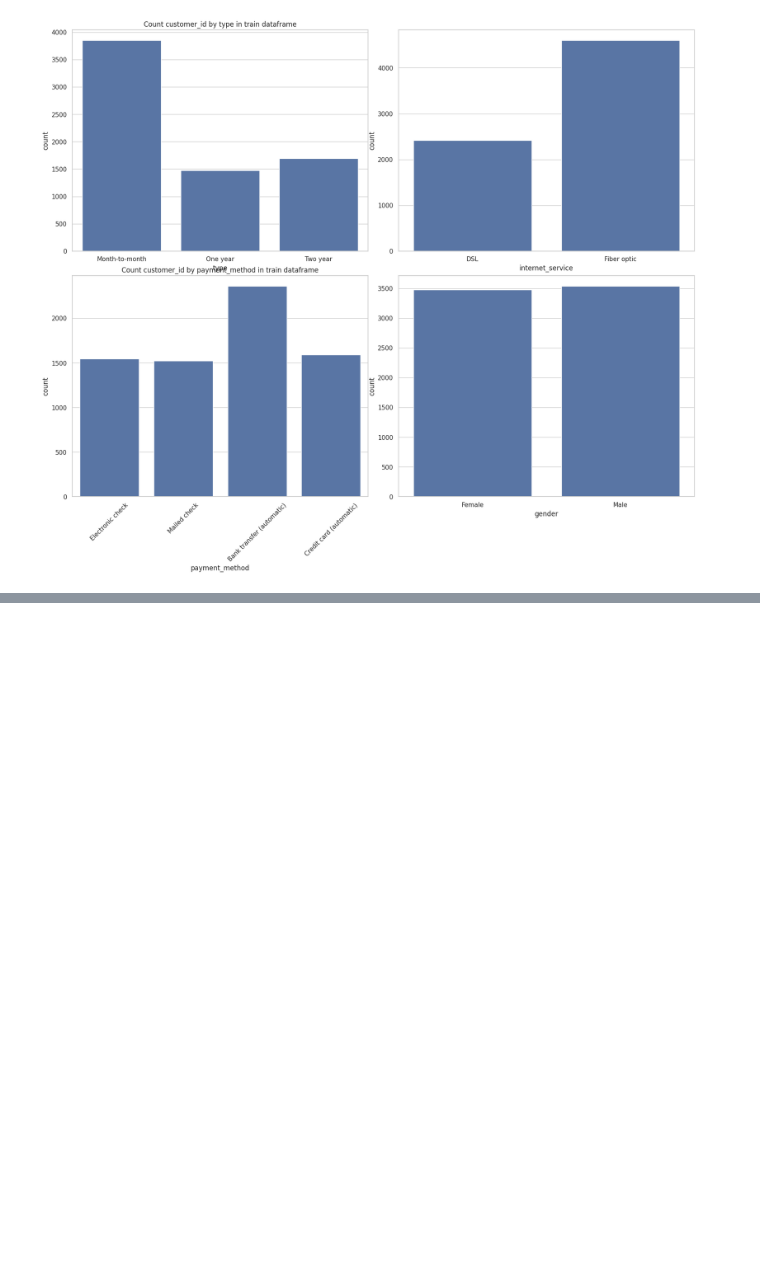
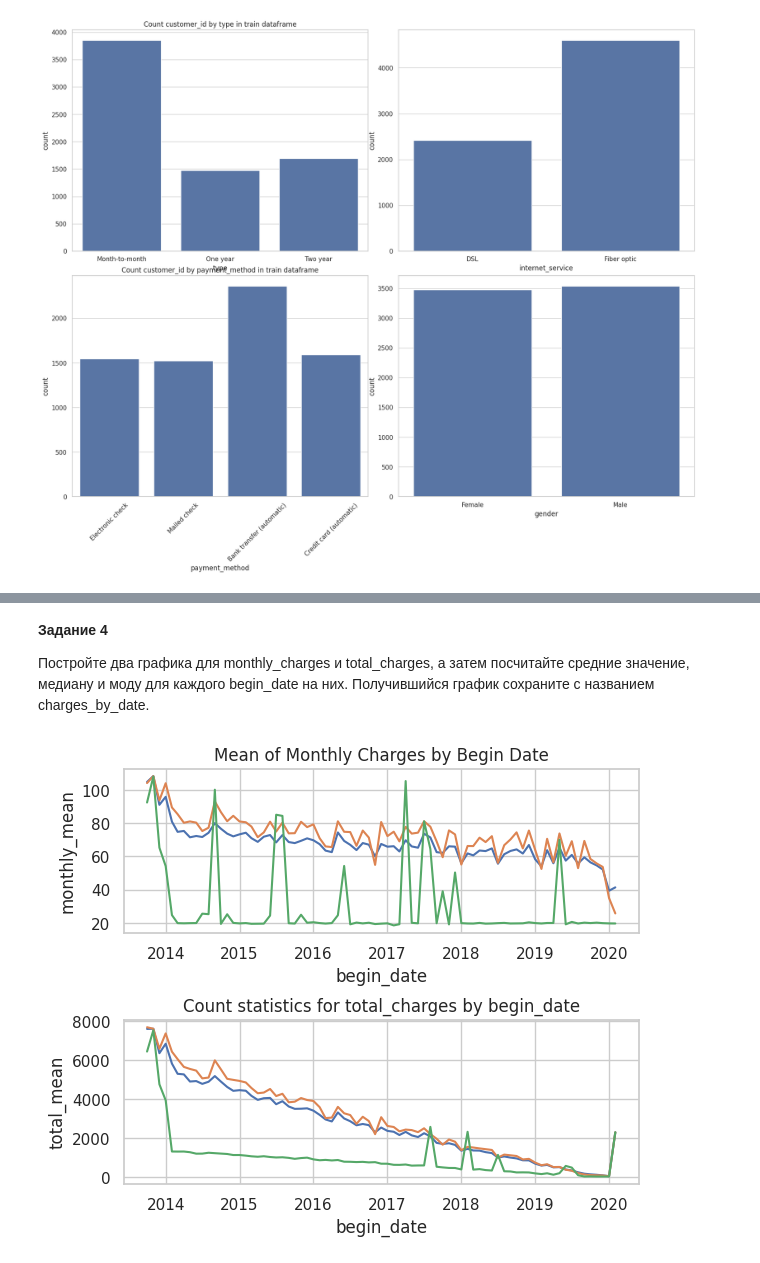
Before and after one commit to alexnikzotov/mle-mlflow, a Jupyter notebook: 3_3_1_visual.ipynb, the cells around one changed output, grey strips where cells are left out. Saved outputs shown, nothing was run; the diff lists cells and outputs as text; code cells hidden in the pictures; blank space fills up the shorter version.

```diff
--- a/3_3_1_visual.ipynb
+++ b/3_3_1_visual.ipynb
@@ -134,0 +143,70 @@ plt.savefig(os.path.join(ASSETS_DIR, 'cat_features_2_binary_heatmap'))
+# %% [markdown]
+**Задание 4**
+
+Постройте два графика для monthly_charges и total_charges, а затем посчитайте средние значение, медиану и моду для каждого begin_date на них. Получившийся график сохраните с названием charges_by_date.
+# %%
+# инициализация переменной для названия колонки
+x = "begin_date"
+
+# список колонок, для которых будут вычисляться статистики
+charges_columns = [ "monthly_charges","total_charges" ]
+
+# удаление пустых колонок для посчёта медианного значения
+df.dropna(subset=charges_columns, how='any', inplace=True)
+
+# список статистик, которые будут вычисляться для каждой группы
+stats = ["mean", "median", lambda x: x.mode().iloc[0]]  # среднее значение, медиана и мода
+
+# группировка данных по дате начала и агрегация статистик для ежемесячных платежей (используйте reset_index для сброса индекса в таблице)
+charges_monthly_agg = df[[x] + [charges_columns[0]]].groupby([x]).agg(stats).reset_index() # ваш код здесь #
+# удаление верхнего уровня индекса колонок (после агрегации)
+charges_monthly_agg.columns = charges_monthly_agg.columns.droplevel()
+# переименование колонок для удобства восприятия
+charges_monthly_agg.columns = [x, "monthly_mean", "monthly_median", "monthly_mode"]
+
+# аналогично для общих платежей
+charges_total_agg = df[[x] + [charges_columns[1]]].groupby([x]).agg(stats).reset_index() # ваш код здесь #
+charges_total_agg.columns = charges_total_agg.columns.droplevel()
+charges_total_agg.columns = [x, "total_mean", "total_median", "total_mode"]
+
+# создание объекта для отображения графиков (2 графика вертикально)
+fig, axs = plt.subplots(2, 1) # ваш код здесь #
+# настройка отступов между графиками
+fig.tight_layout(pad=2.5)
+# установка размера фигуры
+fig.set_size_inches(6.5, 5.5, forward=True)
+
+# построение линейных графиков для ежемесячных платежей
+
+sns.lineplot(charges_monthly_agg, ax=axs[0], x=x, y='monthly_mean')
+axs[0].set_title("Mean of Monthly Charges by Begin Date")
+
+sns.lineplot(charges_monthly_agg, ax=axs[0], x=x, y='monthly_median')
+# axs[1].set_title("Median of Monthly Charges by Begin Date")
+
+sns.lineplot(charges_monthly_agg, ax=axs[0], x=x, y='monthly_mode')
+# axs[2].set_title("Mode of Monthly Charges by Begin Date")
+
+# построение линейных графиков для общих платежей
+sns.lineplot(charges_total_agg, ax=axs[1], x=x, y='total_mean')
+# axs[3].set_title("Mean of Total Charges by Begin Date")
+
+sns.lineplot(charges_total_agg, ax=axs[1], x=x, y='total_median')
+# axs[4].set_title("Median of Total Charges by Begin Date")
+
+sns.lineplot(charges_total_agg, ax=axs[1], x=x, y='total_mode')
+# axs[5].set_title("Mode of Total Charges by Begin Date") # ваш код здесь #
+# установка заголовка для верхнего графика
+# axs[0].set_title(f"Count statistics for {charges_columns[0]} by {x}")
+
+# построение линейных графиков для общих платежей
+# charges_total_agg.plot(x=x, y=['total_mean', 'total_median', 'total_mode'], ax=axs[1])
+
+# установка заголовка для нижнего графика
+axs[1].set_title(f"Count statistics for {charges_columns[1]} by {x}")
+
+# сохранение графика в файл
+# ваш код здесь #
+plt.savefig(os.path.join(ASSETS_DIR, 'charges_by_date')) # ваш код здесь #
+# %% [output]
+[figure, added]
```
Also changed, not shown: parts of 15 cells of this notebook.
